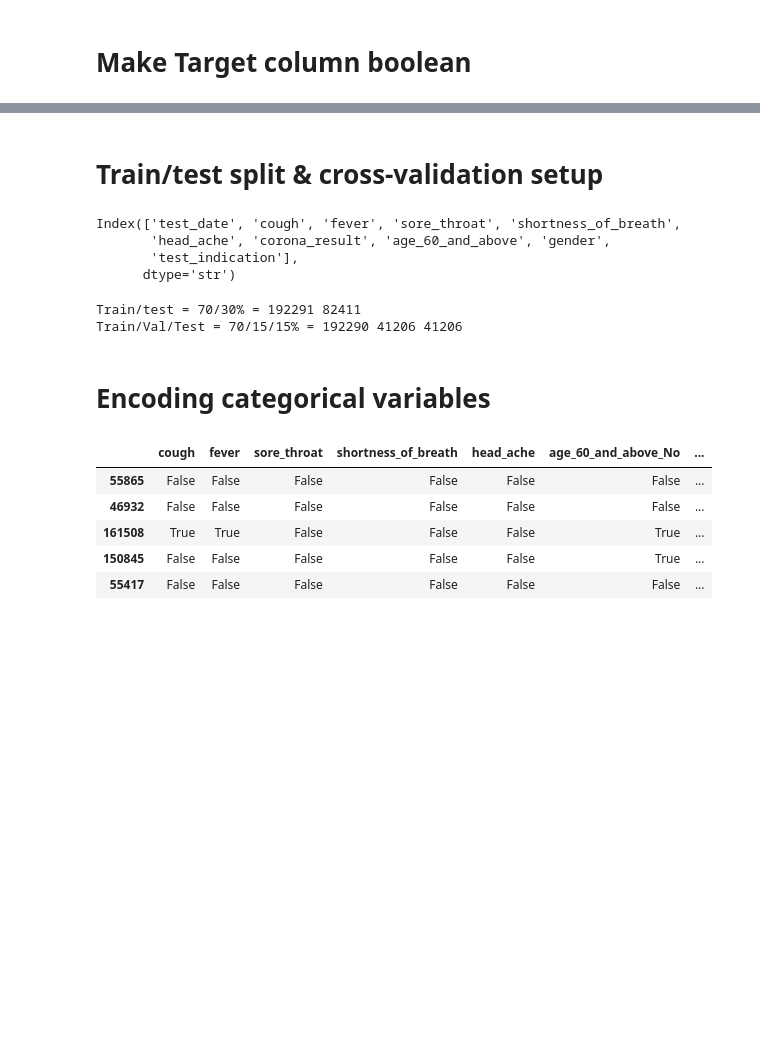
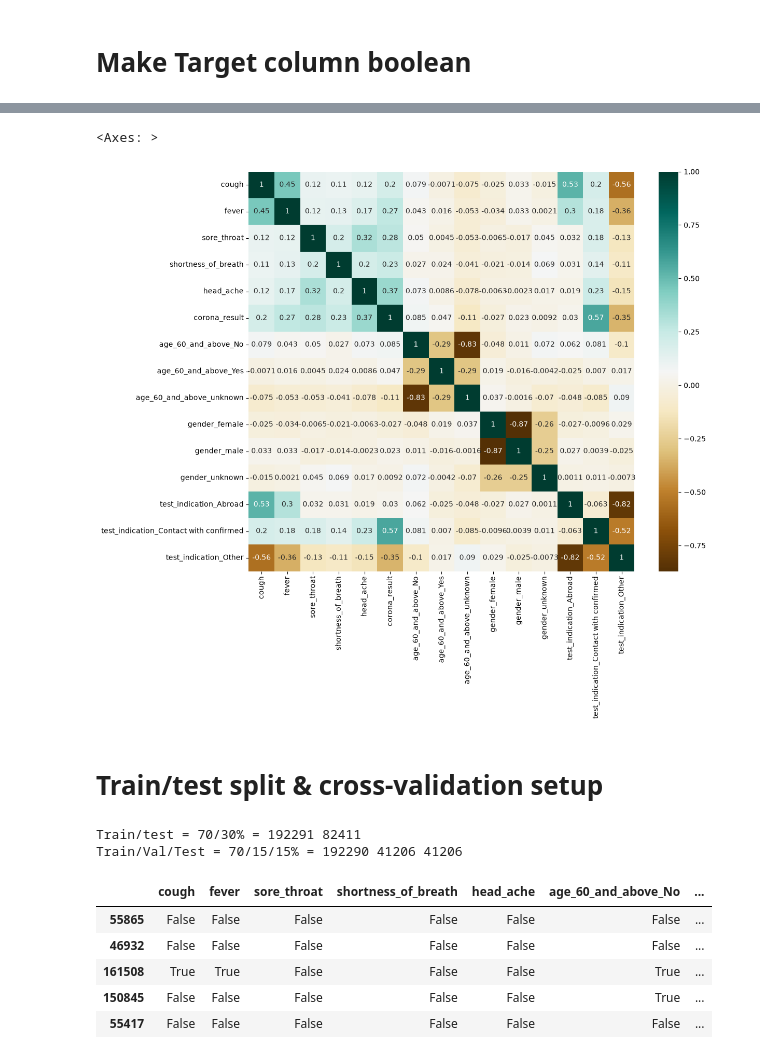
Before and after one commit to JerryBrimacombe/L7Hackthon, a Jupyter notebook: Notebooks/LM_covid.ipynb, the cells around one changed output, grey strips where cells are left out. Saved outputs shown, nothing was run; the diff lists cells and outputs as text; code cells hidden in the pictures; blank space fills up the shorter version.

Commit message:
Update LM_covid notebook (#14)
Co-authored-by: Your Name <you@example.com>
Co-authored-by: Jerry Brimacombe <89919329+jerry-brimacombe-talogy@users.noreply.github.com>

```diff
--- a/Notebooks/LM_covid.ipynb
+++ b/Notebooks/LM_covid.ipynb
@@ -279,0 +298,16 @@ df.sample(5)
+# %%
+from sklearn.preprocessing import OneHotEncoder
+
+encoder = OneHotEncoder(handle_unknown="ignore", sparse_output=False, dtype=bool)
+
+df_cat = encoder.fit_transform(df[cat_cols])
+
+#turn back into DataFrames with proper column names
+encoded_cols = encoder.get_feature_names_out(cat_cols)
+df_cat = pd.DataFrame(df_cat, columns=encoded_cols, index=df.index)
+
+# drop original cat_cols and join the encoded ones back
+df = pd.concat([df.drop(columns=cat_cols), df_cat], axis=1)
+
+df=df.drop(columns=[ "test_date"])
+df
@@ -280,9 +341,9 @@ df.sample(5)
+# %%
+# Correlation heatmap for numeric features
+plt.figure(figsize=(12,10))
+sns.heatmap(df.corr(), annot=True, cmap='BrBG')
+# %% [output]
+<Axes: >
+[figure, added]
 # %% [markdown]
 # Train/test split & cross-validation setup
-# %%
-df.columns
-# %% [output]
-Index(['test_date', 'cough', 'fever', 'sore_throat', 'shortness_of_breath',
-       'head_ache', 'corona_result', 'age_60_and_above', 'gender',
-       'test_indication'],
-      dtype='str')
@@ -328,5 +389,3 @@ print("Train/Val/Test = 70/15/15% =",len(X_train), len(X_val), len(X_test))
 # %% [output]
 Train/test = 70/30% = 192291 82411
 Train/Val/Test = 70/15/15% = 192290 41206 41206
-# %% [markdown]
-# Encoding categorical variables
```
Also changed, not shown: parts of 26 cells of this notebook.
